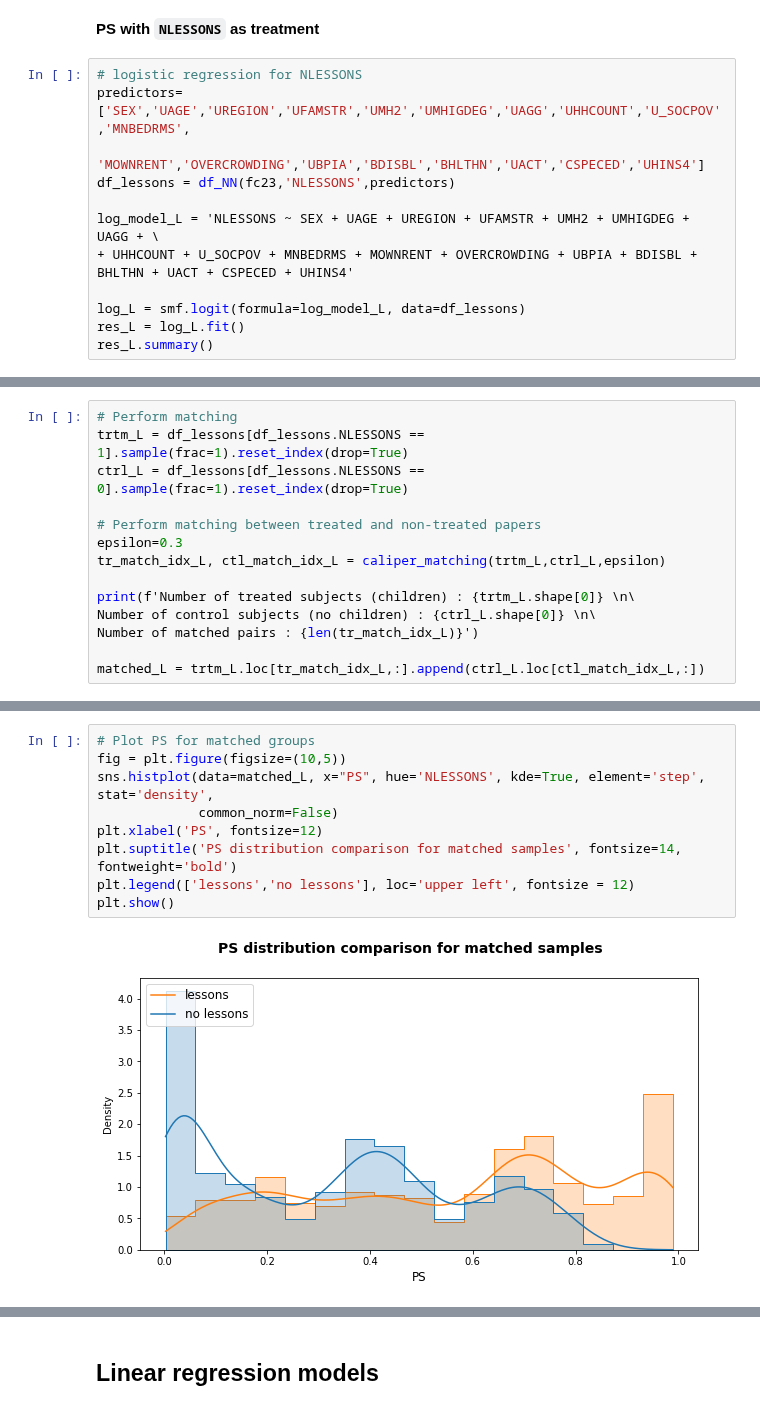
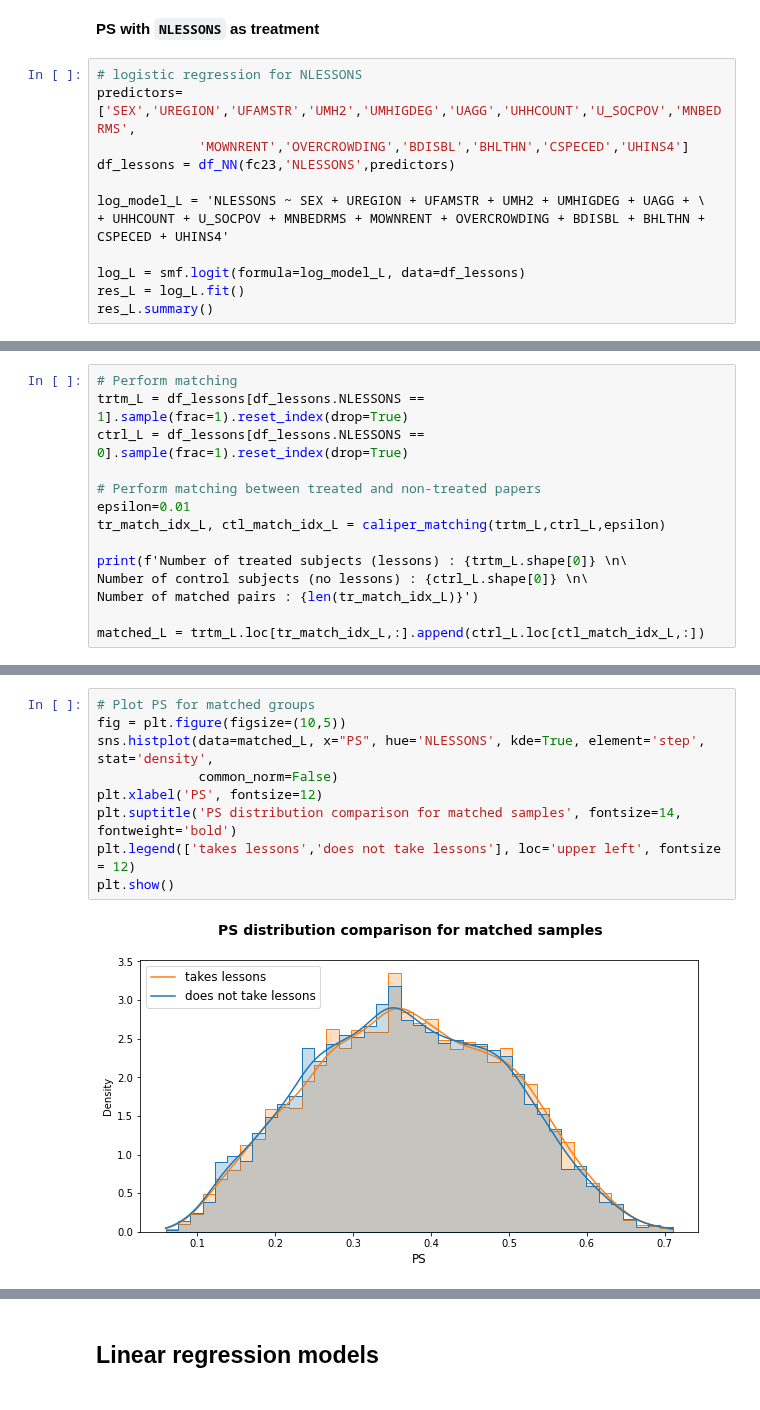
Before and after one commit to epfl-ada/ada-2020-project-milestone-p3-p3_ada-boi, a Jupyter notebook: creative_extension.ipynb, the cells around one changed output, grey strips where cells are left out. Drawn from its saved outputs; the diff is of its cells as text.

```diff
--- a/creative_extension.ipynb
+++ b/creative_extension.ipynb
@@ -445,12 +366,12 @@ sns.catplot(data=umh.reset_index(),x='bool0_5',y='UMH2',kind='bar')
 **PS with `NLESSONS` as treatment**
 # %%
 # logistic regression for NLESSONS
-predictors= ['SEX','UAGE','UREGION','UFAMSTR','UMH2','UMHIGDEG','UAGG','UHHCOUNT','U_SOCPOV','MNBEDRMS',
-             'MOWNRENT','OVERCROWDING','UBPIA','BDISBL','BHLTHN','UACT','CSPECED','UHINS4']
+predictors= ['SEX','UREGION','UFAMSTR','UMH2','UMHIGDEG','UAGG','UHHCOUNT','U_SOCPOV','MNBEDRMS',
+             'MOWNRENT','OVERCROWDING','BDISBL','BHLTHN','CSPECED','UHINS4']
 df_lessons = df_NN(fc23,'NLESSONS',predictors)
 
-log_model_L = 'NLESSONS ~ SEX + UAGE + UREGION + UFAMSTR + UMH2 + UMHIGDEG + UAGG + \
-+ UHHCOUNT + U_SOCPOV + MNBEDRMS + MOWNRENT + OVERCROWDING + UBPIA + BDISBL + BHLTHN + UACT + CSPECED + UHINS4'
+log_model_L = 'NLESSONS ~ SEX + UREGION + UFAMSTR + UMH2 + UMHIGDEG + UAGG + \
++ UHHCOUNT + U_SOCPOV + MNBEDRMS + MOWNRENT + OVERCROWDING + BDISBL + BHLTHN + CSPECED + UHINS4'
 
 log_L = smf.logit(formula=log_model_L, data=df_lessons)
 res_L = log_L.fit()
@@ -517,11 +461,11 @@ trtm_L = df_lessons[df_lessons.NLESSONS == 1].sample(frac=1).reset_index(drop=Tr
 ctrl_L = df_lessons[df_lessons.NLESSONS == 0].sample(frac=1).reset_index(drop=True)
 
 # Perform matching between treated and non-treated papers
-epsilon=0.3
+epsilon=0.01
 tr_match_idx_L, ctl_match_idx_L = caliper_matching(trtm_L,ctrl_L,epsilon)
 
-print(f'Number of treated subjects (children) : {trtm_L.shape[0]} \n\
-Number of control subjects (no children) : {ctrl_L.shape[0]} \n\
+print(f'Number of treated subjects (lessons) : {trtm_L.shape[0]} \n\
+Number of control subjects (no lessons) : {ctrl_L.shape[0]} \n\
 Number of matched pairs : {len(tr_match_idx_L)}')
 
 matched_L = trtm_L.loc[tr_match_idx_L,:].append(ctrl_L.loc[ctl_match_idx_L,:])
@@ -532,11 +476,11 @@ Number of matched pairs : 2656
 # %%
 # Plot PS for matched groups
 fig = plt.figure(figsize=(10,5))
 sns.histplot(data=matched_L, x="PS", hue='NLESSONS', kde=True, element='step', stat='density',
              common_norm=False)
 plt.xlabel('PS', fontsize=12)
 plt.suptitle('PS distribution comparison for matched samples', fontsize=14, fontweight='bold')
-plt.legend(['lessons','no lessons'], loc='upper left', fontsize = 12)
+plt.legend(['takes lessons','does not take lessons'], loc='upper left', fontsize = 12)
 plt.show()
 # %% [output]
-[figure, old version]
+[figure, new version]
```
Also changed, not shown: parts of 51 cells of this notebook.
